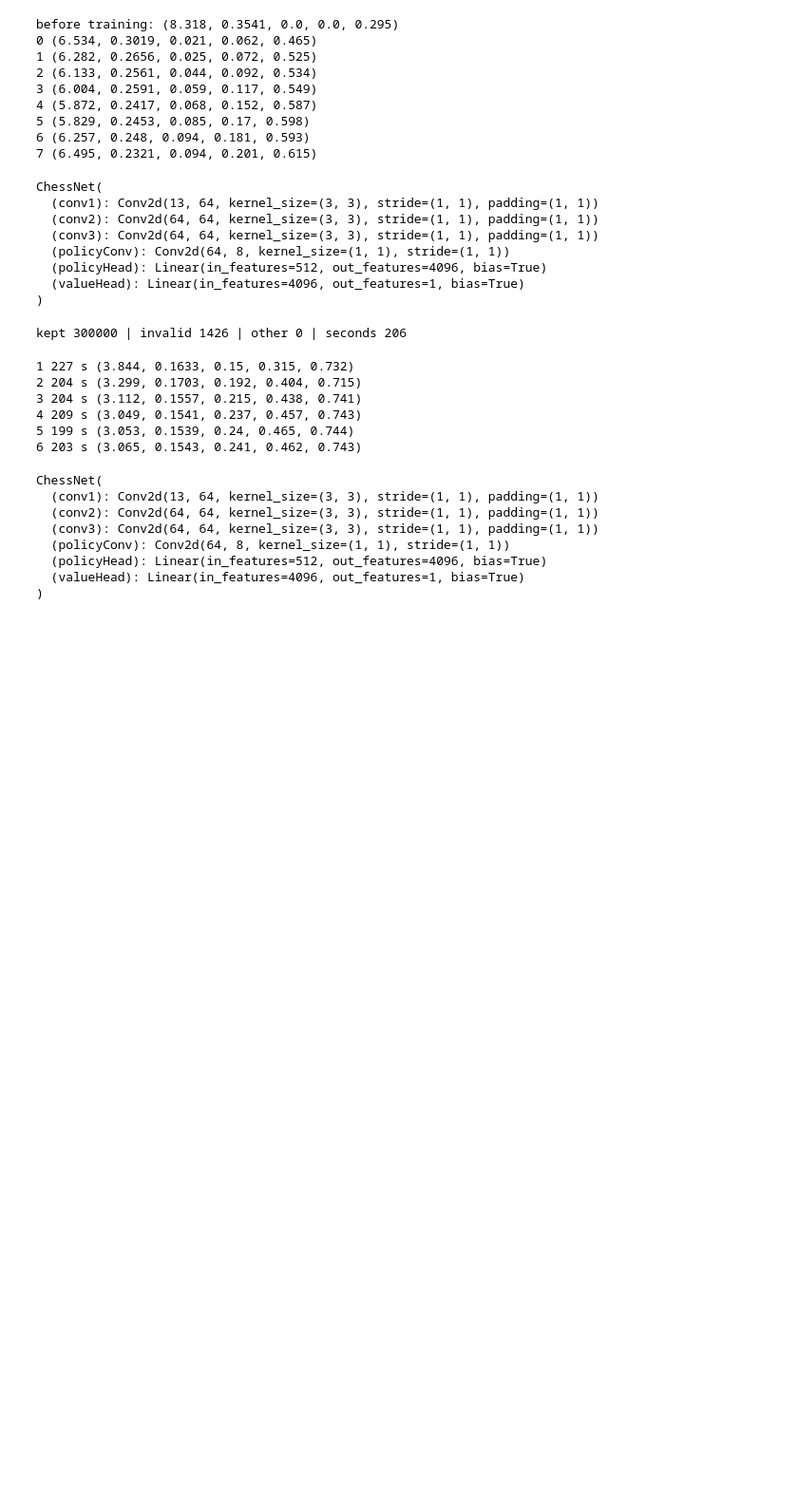
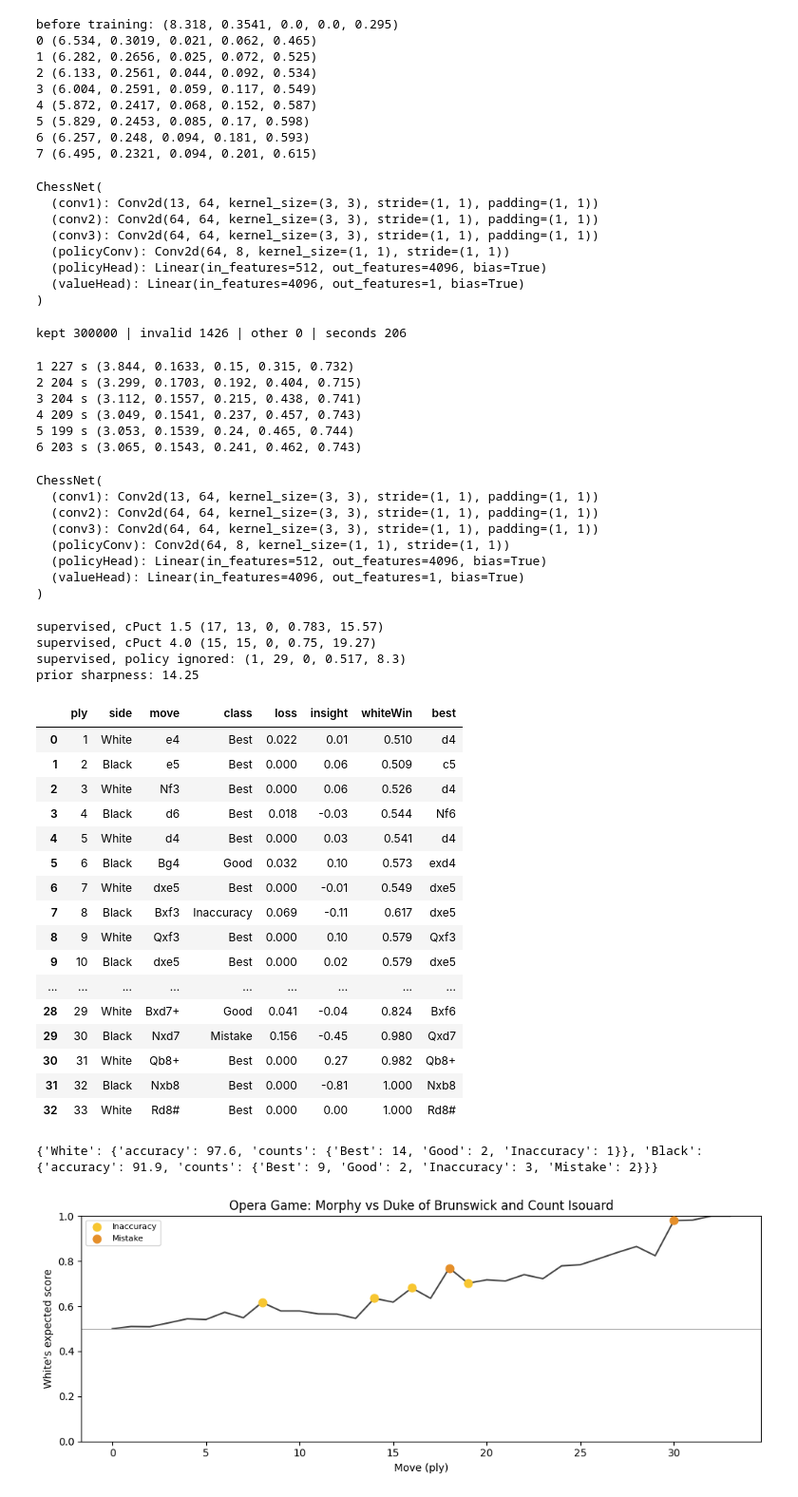
Before and after one commit to mohamedelagamy-tech/chess-rl, a Jupyter notebook: notebooks/foundations.ipynb, the cells around one changed output. Shown at 95% size. Cells and saved outputs as stored; diff of their text form; code cells hidden in the pictures; blank space fills up the shorter version.

Commit message:
Move classification system

```diff
--- a/notebooks/foundations.ipynb
+++ b/notebooks/foundations.ipynb
@@ -1516,3 +1516,18 @@ ChessNet(
   (policyHead): Linear(in_features=512, out_features=4096, bias=True)
   (valueHead): Linear(in_features=4096, out_features=1, bias=True)
 )
+# %%
+supNet=loadNet("../checkpoints/sup300k/best.pt")
+
+for cPuct in (1.5, 4.0):
+    player=makeMCTSPlayer(supNet, numSimulations=25, cPuct=cPuct)
+    print("supervised, cPuct", cPuct, evaluateDetailed(player, randomMove, numGames=30))
+
+ablated=AblatedNet(supNet, uniformPolicy=True)
+print("supervised, policy ignored:", evaluateDetailed(makeMCTSPlayer(ablated, 25, 1.5), randomMove, numGames=30))
+print("prior sharpness:", priorSharpness(supNet))
+# %% [output]
+supervised, cPuct 1.5 (17, 13, 0, 0.783, 15.57)
+supervised, cPuct 4.0 (15, 15, 0, 0.75, 19.27)
+supervised, policy ignored: (1, 29, 0, 0.517, 8.3)
+prior sharpness: 14.25
@@ -1518,0 +1682,39 @@ ChessNet(
+# %%
+import pandas as pd
+from IPython.display import SVG, display
+
+operaGame = """[Event "Opera Game"]
+[White "Paul Morphy"]
+[Black "Duke of Brunswick and Count Isouard"]
+[Result "1-0"]
+
+1. e4 e5 2. Nf3 d6 3. d4 Bg4 4. dxe5 Bxf3 5. Qxf3 dxe5 6. Bc4 Nf6 7. Qb3 Qe7 8. Nc3 c6 9. Bg5 b5 10. Nxb5 cxb5 11. Bxb5+ Nbd7 12. O-O-O Rd8 13. Rxd7 Rxd7 14. Rd1 Qe6 15. Bxd7+ Nxd7 16. Qb8+ Nxb8 17. Rd8# 1-0
+"""
+
+supNet=loadNet("../checkpoints/sup300k/best.pt")
+rows,positions,analyses,moves=reviewGame(operaGame,supNet,numSimulations=100)
+
+display(pd.DataFrame(rows))
+print(summarizeReview(rows))
+plotReview(rows, "Opera Game: Morphy vs Duke of Brunswick and Count Isouard")
+display(SVG(renderMoveSvg(positions, analyses, moves, 31)))
+# %% [output]
+|  | ply | side | move | class | loss | insight | whiteWin | best |
+| 0 | 1 | White | e4 | Best | 0.022 | 0.01 | 0.510 | d4 |
+| 1 | 2 | Black | e5 | Best | 0.000 | 0.06 | 0.509 | c5 |
+| 2 | 3 | White | Nf3 | Best | 0.000 | 0.06 | 0.526 | d4 |
+| 3 | 4 | Black | d6 | Best | 0.018 | -0.03 | 0.544 | Nf6 |
+| 4 | 5 | White | d4 | Best | 0.000 | 0.03 | 0.541 | d4 |
+| 5 | 6 | Black | Bg4 | Good | 0.032 | 0.10 | 0.573 | exd4 |
+| 6 | 7 | White | dxe5 | Best | 0.000 | -0.01 | 0.549 | dxe5 |
+| 7 | 8 | Black | Bxf3 | Inaccuracy | 0.069 | -0.11 | 0.617 | dxe5 |
+| 8 | 9 | White | Qxf3 | Best | 0.000 | 0.10 | 0.579 | Qxf3 |
+| 9 | 10 | Black | dxe5 | Best | 0.000 | 0.02 | 0.579 | dxe5 |
+| ... | ... | ... | ... | ... | ... | ... | ... | ... |
+| 28 | 29 | White | Bxd7+ | Good | 0.041 | -0.04 | 0.824 | Bxf6 |
+| 29 | 30 | Black | Nxd7 | Mistake | 0.156 | -0.45 | 0.980 | Qxd7 |
+| 30 | 31 | White | Qb8+ | Best | 0.000 | 0.27 | 0.982 | Qb8+ |
+| 31 | 32 | Black | Nxb8 | Best | 0.000 | -0.81 | 1.000 | Nxb8 |
+| 32 | 33 | White | Rd8# | Best | 0.000 | 0.00 | 1.000 | Rd8# |
+{'White': {'accuracy': 97.6, 'counts': {'Best': 14, 'Good': 2, 'Inaccuracy': 1}}, 'Black': {'accuracy': 91.9, 'counts': {'Best': 9, 'Good': 2, 'Inaccuracy': 3, 'Mistake': 2}}}
+[figure, added]
```
Also changed, not shown: parts of 6 cells of this notebook, 5 other files.
